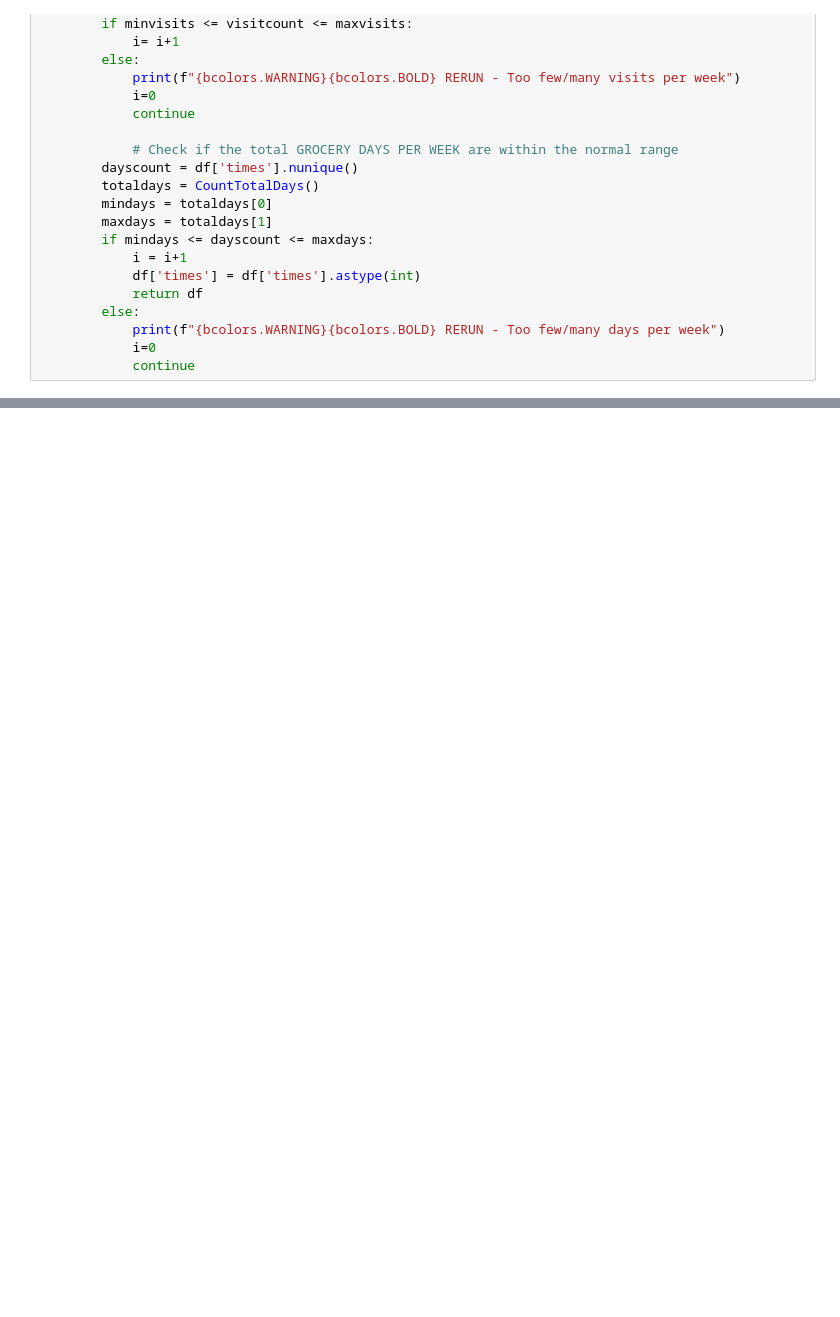
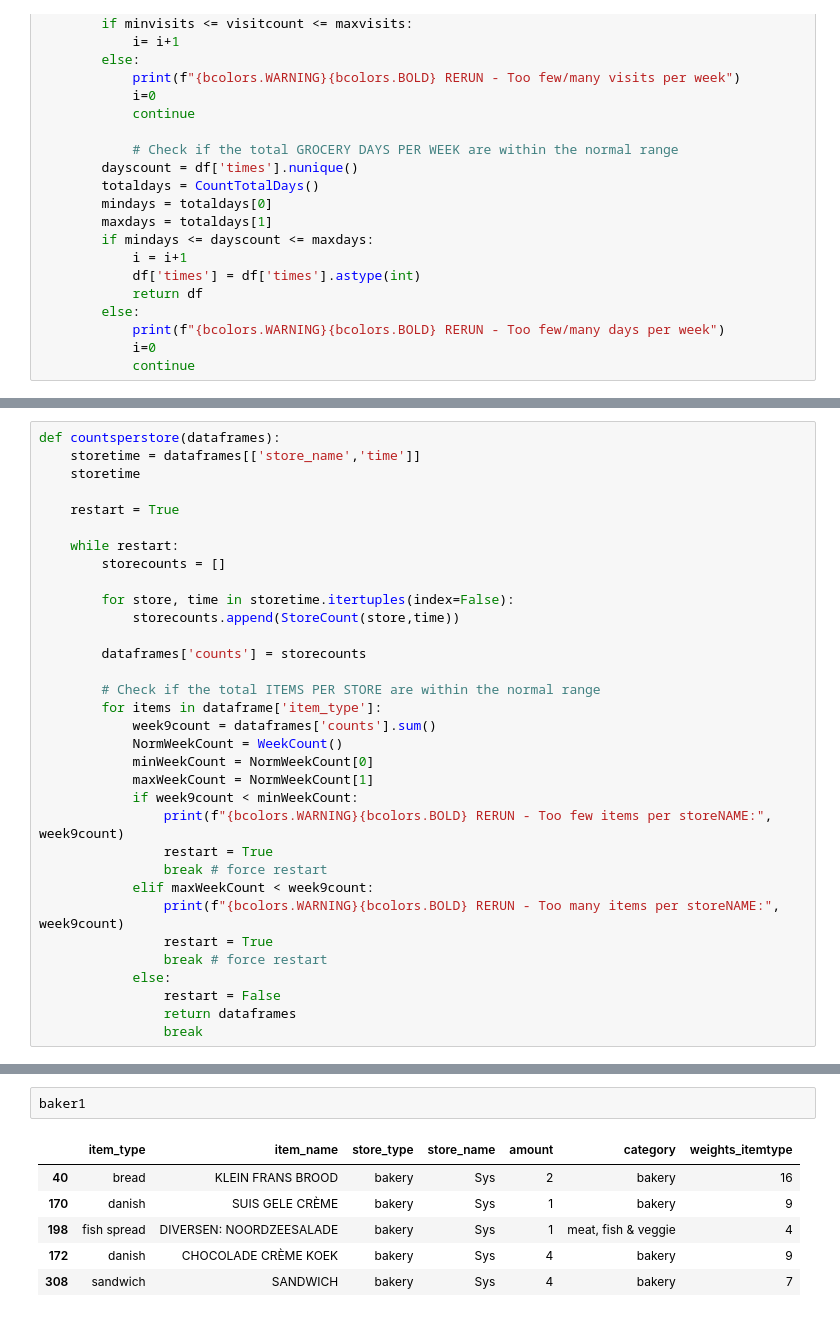
Before and after one commit to AnonymousNotebooks/DesignerlyAlgorithmicPrototyping, a Jupyter notebook: myfirstbook/_build/jupyter_execute/4. Generating and filtering.ipynb, the cells around one changed output, grey strips where cells are left out. Cells and saved outputs as stored; diff of their text form; blank space fills up the shorter version.

```diff
--- a/myfirstbook/_build/jupyter_execute/4. Generating and filtering.ipynb
+++ b/myfirstbook/_build/jupyter_execute/4. Generating and filtering.ipynb
@@ -151,0 +411,33 @@ dayofweek()
+# %%
+def countsperstore(dataframes):
+    storetime = dataframes[['store_name','time']]
+    storetime
+
+    restart = True
+
+    while restart:
+        storecounts = []
+
+        for store, time in storetime.itertuples(index=False):
+            storecounts.append(StoreCount(store,time))
+
+        dataframes['counts'] = storecounts
+
+        # Check if the total ITEMS PER STORE are within the normal range
+        for items in dataframe['item_type']:
+            week9count = dataframes['counts'].sum()
+            NormWeekCount = WeekCount()
+            minWeekCount = NormWeekCount[0]
+            maxWeekCount = NormWeekCount[1]
+            if week9count < minWeekCount:
+                print(f"{bcolors.WARNING}{bcolors.BOLD} RERUN - Too few items per storeNAME:", week9count)
+                restart = True
+                break # force restart
+            elif maxWeekCount < week9count:
+                print(f"{bcolors.WARNING}{bcolors.BOLD} RERUN - Too many items per storeNAME:", week9count)
+                restart = True
+                break # force restart
+            else:
+                restart = False
+                return dataframes
+                break
@@ -151,0 +687,9 @@ dayofweek()
+# %%
+baker1
+# %% [output]
+|  | item_type | item_name | store_type | store_name | amount | category | weights_itemtype |
+| 40 | bread | KLEIN FRANS BROOD | bakery | Sys | 2 | bakery | 16 |
+| 170 | danish | SUIS GELE CRÈME | bakery | Sys | 1 | bakery | 9 |
+| 198 | fish spread | DIVERSEN: NOORDZEESALADE | bakery | Sys | 1 | meat, fish & veggie | 4 |
+| 172 | danish | CHOCOLADE CRÈME KOEK | bakery | Sys | 4 | bakery | 9 |
+| 308 | sandwich | SANDWICH | bakery | Sys | 4 | bakery | 7 |
```
Also changed, not shown: parts of 24 cells of this notebook, 15 other files.
